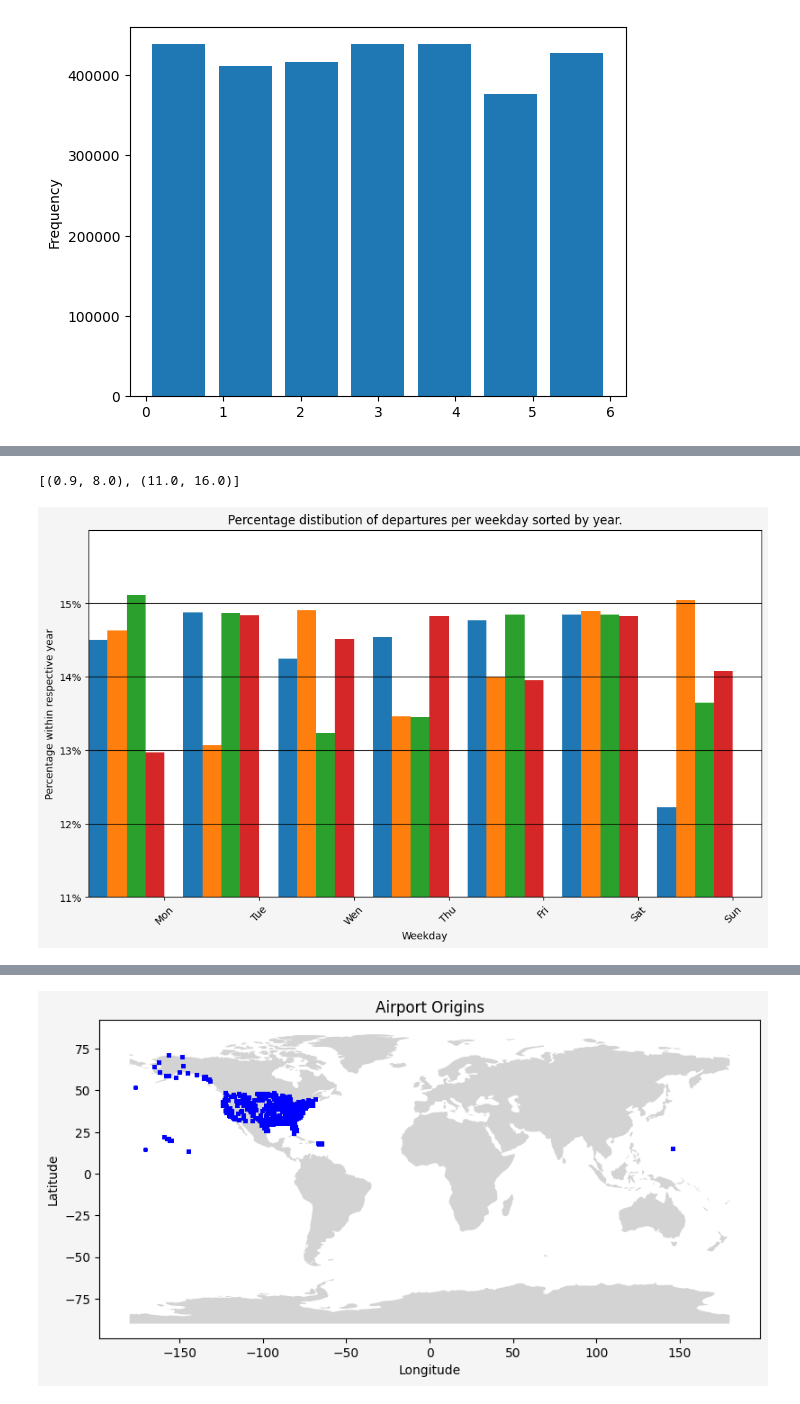
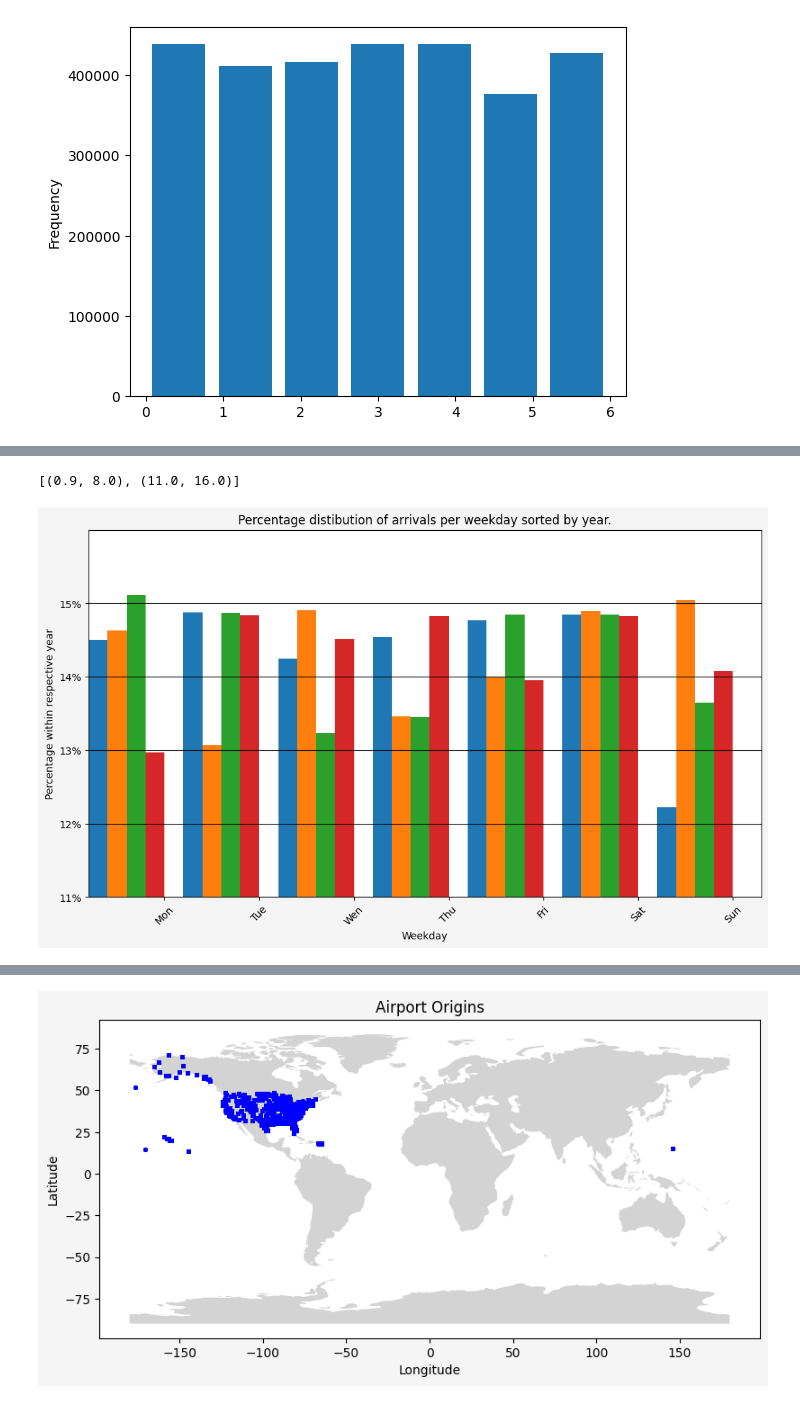
Before and after one commit to janiejestemja/coriolis_flights, a Jupyter notebook: coriolis_analysis_01.ipynb, the cells around one changed output, grey strips where cells are left out. Drawn from its saved outputs; the diff is of its cells as text; code cells hidden in the pictures.

```diff
--- a/coriolis_analysis_01.ipynb
+++ b/coriolis_analysis_01.ipynb
@@ -174,39 +273,39 @@ def getflarr(start, end):
 # %%
-# sorting some data per year
-fl19 = getfldep("2019", "2020")
-fl19 = fl19["dep_datetime"].dt.day_name().value_counts(normalize=True, sort=False)* 100
+# sorting arrival by year
+arr_fl19 = getflarr("2019", "2020")
+arr_fl19 = arr_fl19["arr_datetime"].dt.day_name().value_counts(normalize=True, sort=False)* 100
 
-fl20 = getfldep("2020", "2021")
-fl20 = fl20["dep_datetime"].dt.day_name().value_counts(normalize=True, sort=False)* 100
+arr_fl20 = getflarr("2020", "2021")
+arr_fl20 = arr_fl20["arr_datetime"].dt.day_name().value_counts(normalize=True, sort=False)* 100
 
-fl21 = getfldep("2021", "2022")
-fl21 = fl21["dep_datetime"].dt.day_name().value_counts(normalize=True, sort=False)* 100
+arr_fl21 = getflarr("2021", "2022")
+arr_fl21 = arr_fl21["arr_datetime"].dt.day_name().value_counts(normalize=True, sort=False)* 100
 
-fl22 = getfldep("2022", "2023")
-fl22 = fl22["dep_datetime"].dt.day_name().value_counts(normalize=True, sort=False)* 100
+arr_fl22 = getflarr("2022", "2023")
+arr_fl22 = arr_fl22["arr_datetime"].dt.day_name().value_counts(normalize=True, sort=False)* 100
 # %%
 # plotting bar plot
 fig, ax = plt.subplots(
     figsize=(10, 6),
     facecolor="whitesmoke",
     layout="constrained",
 )
 
 xtick_label=["Mon", "Tue", "Wen", "Thu", "Fri", "Sat", "Sun"]
 ytick_label=[ str(x) + "%" for x in range(11, 16)]
 
-ax.set_title("Percentage distibution of departures per weekday sorted by year.")
+ax.set_title("Percentage distibution of arrivals per weekday sorted by year.")
 ax.set_xlabel("Weekday")
 ax.set_ylabel("Percentage within respective year")
 ax.set_xticks([x + 0.7 for x in range(1, 8)], xtick_label, rotation=45)
 ax.set_yticks([y for y in range(11, 16)], ytick_label)
 
-ax.bar([x for x in range(1, 8)], fl19, width=0.2)
-ax.bar([x + 0.2 for x in range(1, 8)], fl20, width=0.2)
-ax.bar([x + 0.40 for x in range(1, 8)], fl21, width=0.2)
-ax.bar([x + 0.6 for x in range(1, 8)], fl22, width=0.2)
+ax.bar([x for x in range(1, 8)], arr_fl19, width=0.2)
+ax.bar([x + 0.2 for x in range(1, 8)], arr_fl20, width=0.2)
+ax.bar([x + 0.40 for x in range(1, 8)], arr_fl21, width=0.2)
+ax.bar([x + 0.6 for x in range(1, 8)], arr_fl22, width=0.2)
 ax.grid(True, color = "black", axis = "y")
 ax.set(xlim=(0.9, 8), ylim=(11, 16))
 # %% [output]
 [(0.9, 8.0), (11.0, 16.0)]
-[figure, old version]
+[figure, new version]
```
Also changed, not shown: parts of 65 cells of this notebook.
